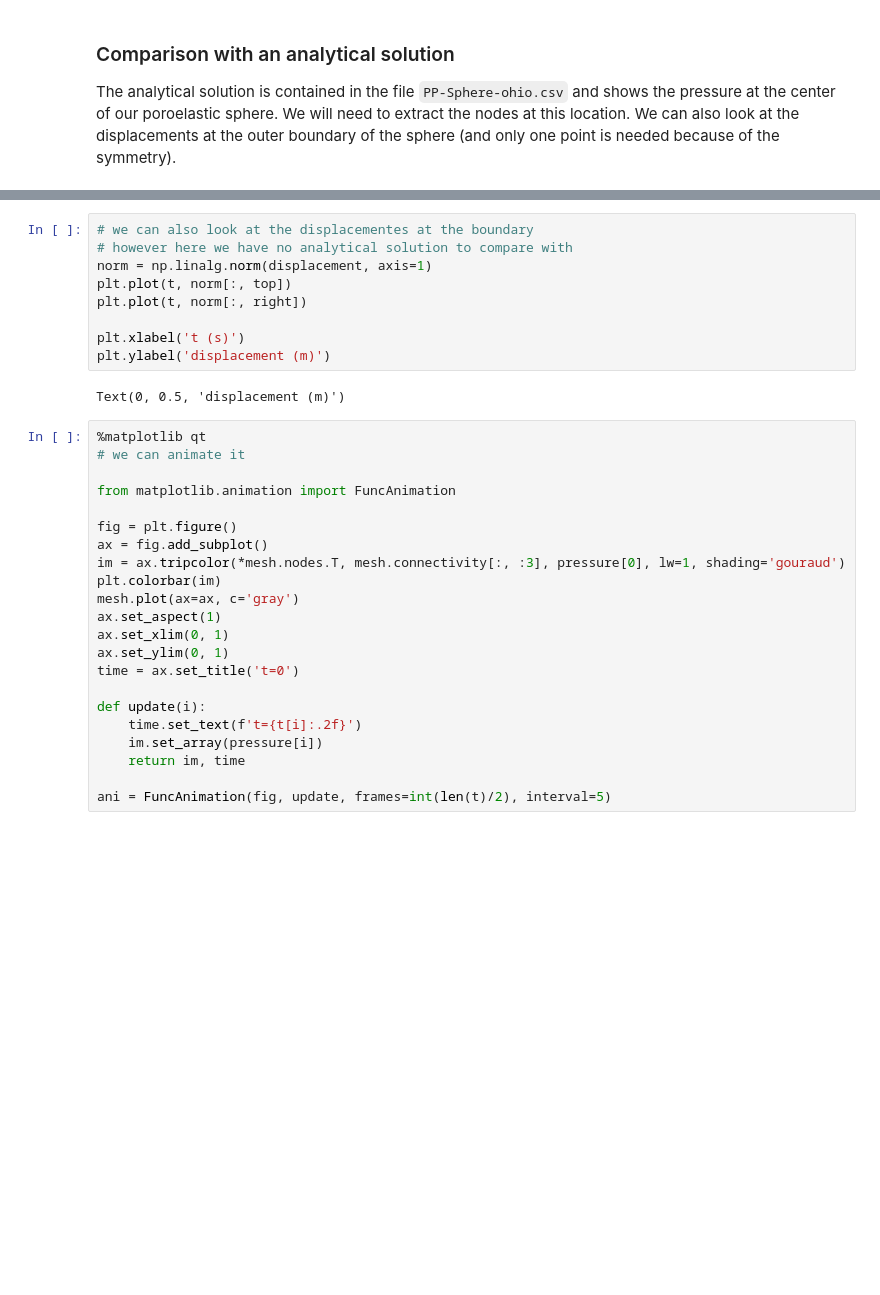
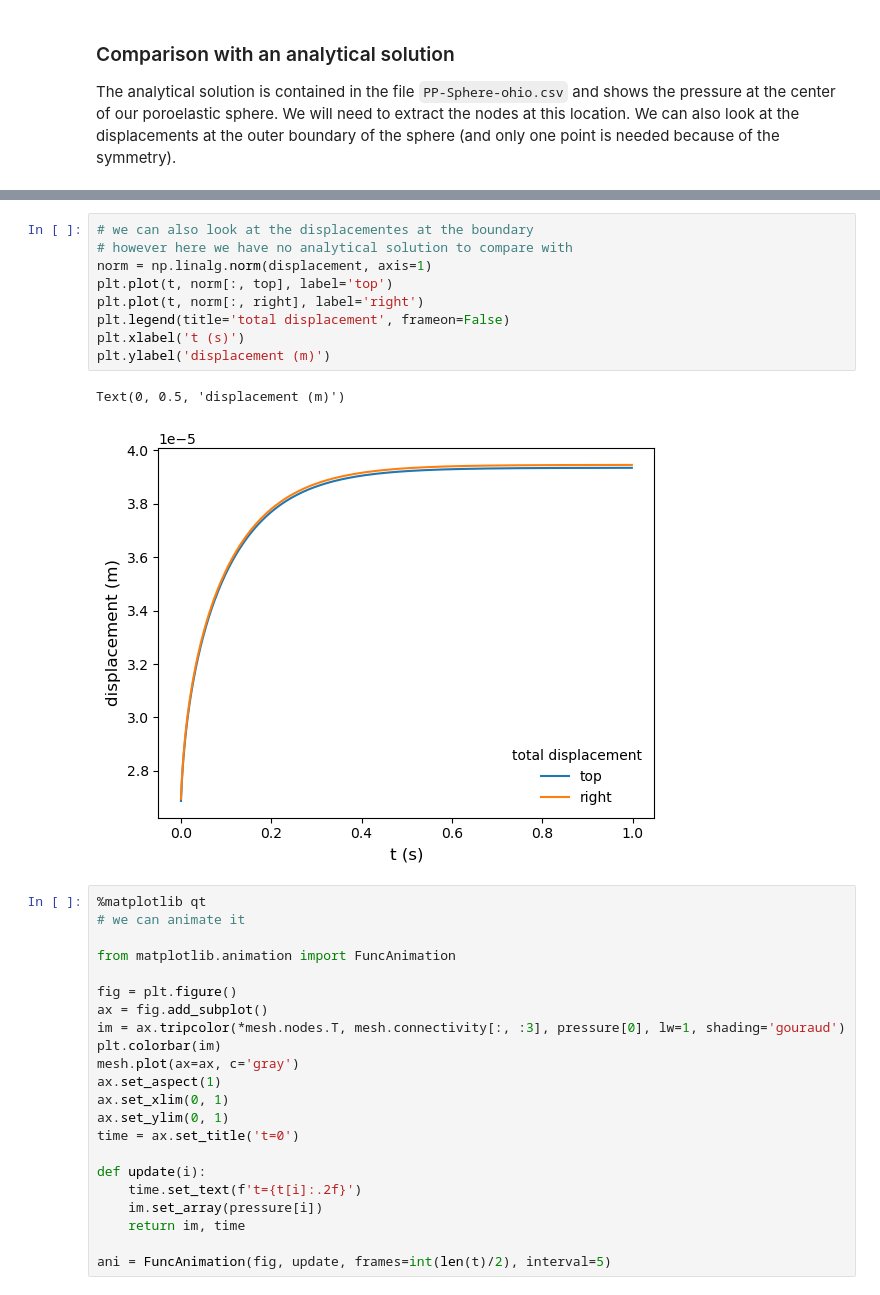
Before and after one commit to aleximorin/compgeom, a Jupyter notebook: Notebooks/7. Poroelastic sphere.ipynb, the cells around one changed output, grey strips where cells are left out. Drawn from its saved outputs; the diff is of its cells as text; blank space fills up the shorter version.

```diff
--- a/Notebooks/Poroelastic sphere.ipynb
+++ b/Notebooks/7. Poroelastic sphere.ipynb
@@ -280,14 +282,15 @@ plt.xlim(-0.05, 1)
 # %%
 # we can also look at the displacementes at the boundary
 # however here we have no analytical solution to compare with
 norm = np.linalg.norm(displacement, axis=1)
-plt.plot(t, norm[:, top])
-plt.plot(t, norm[:, right])
-
+plt.plot(t, norm[:, top], label='top')
+plt.plot(t, norm[:, right], label='right')
+plt.legend(title='total displacement', frameon=False)
 plt.xlabel('t (s)')
 plt.ylabel('displacement (m)')
 # %% [output]
 Text(0, 0.5, 'displacement (m)')
+[figure, added]
 # %%
 %matplotlib qt
 # we can animate it
```
Also changed, not shown: parts of 6 cells of this notebook, 5 other files.
